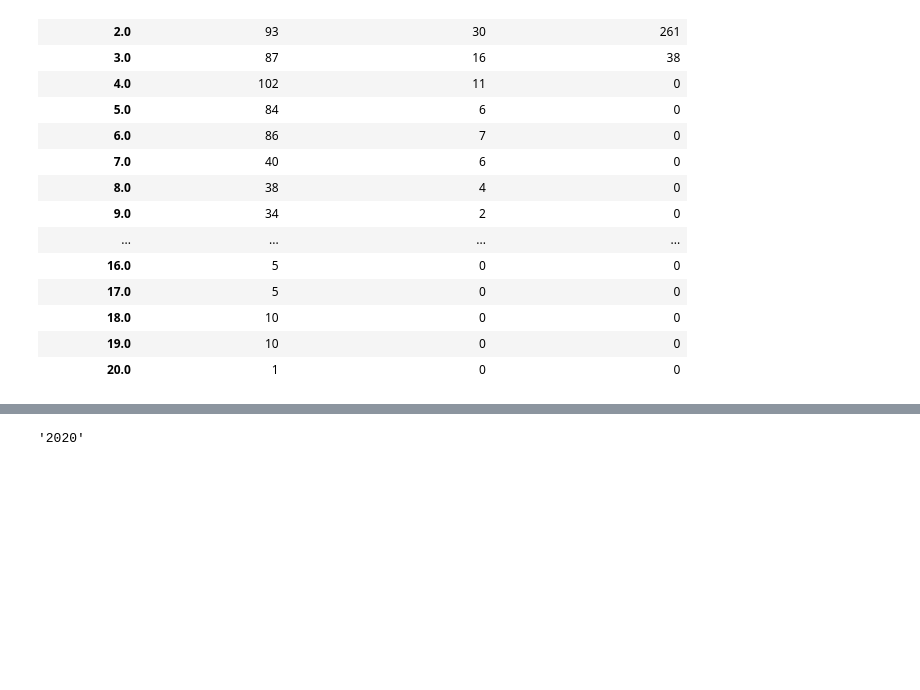
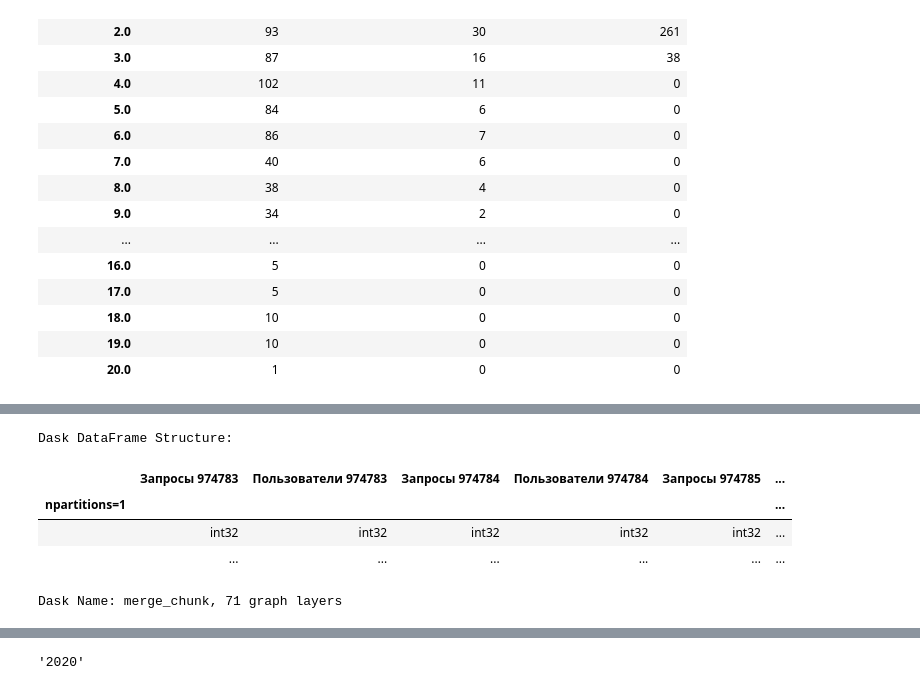
Before and after one commit to mamedovramil/Geoservice-data-analysis, a Jupyter notebook: 2gis.ipynb, the cells around one changed output, grey strips where cells are left out. Cells and saved outputs as stored; diff of their text form; code cells hidden in the pictures; blank space fills up the shorter version.

```diff
--- a/2gis.ipynb
+++ b/2gis.ipynb
@@ -1217,0 +1189,7 @@ dd.Scalar<series-..., dtype=int64>
+# %%
+y = make_base_counted_file(
+"D:\файлы_2гис_2023\СПБ\СПБ_2020_974783_repacked.csv\СПБ_2020_974783_repacked.csv.csv",
+"D:\файлы_2гис_2023\СПБ\СПБ_2021_974784_repacked.csv\СПБ_2021_974784_repacked.csv.csv",
+"D:\файлы_2гис_2023\СПБ\СПБ_2022_974785_repacked.csv\СПБ_2022_974785_repacked.csv.csv",
+"D:\файлы_2гис_2023\СПБ\СПБ_2023_974790_repacked.csv\СПБ_2023_974790_repacked.csv.csv",
+)
@@ -1217,0 +1331,9 @@ dd.Scalar<series-..., dtype=int64>
+# %%
+y
+# %% [output]
+Dask DataFrame Structure:
+|  | Запросы 974783 | Пользователи 974783 | Запросы 974784 | Пользователи 974784 | Запросы 974785 | ... |
+| npartitions=1 |  |  |  |  |  | ... |
+|  | int32 | int32 | int32 | int32 | int32 | ... |
+|  | ... | ... | ... | ... | ... | ... |
+Dask Name: merge_chunk, 71 graph layers
```
Also changed, not shown: parts of 25 cells of this notebook.
